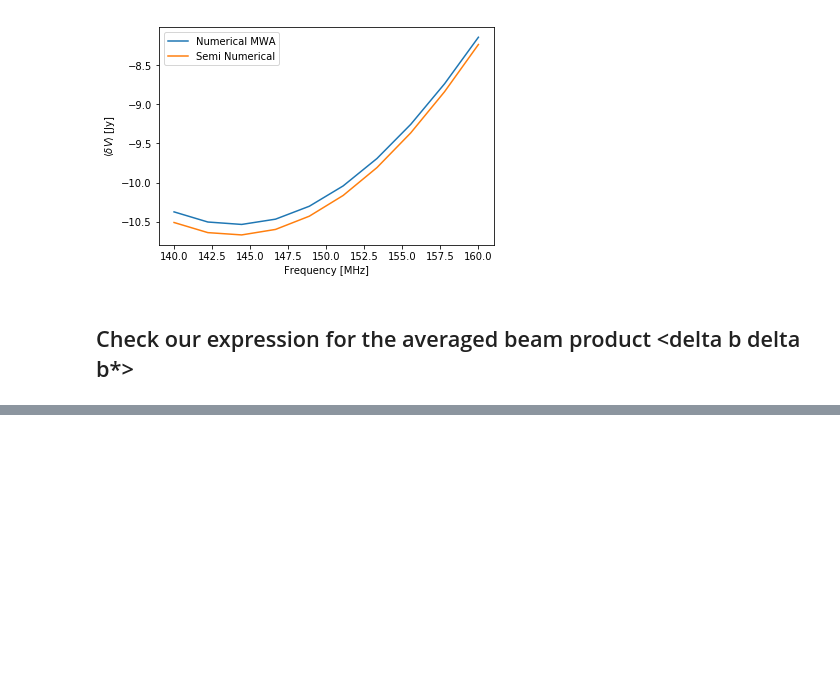
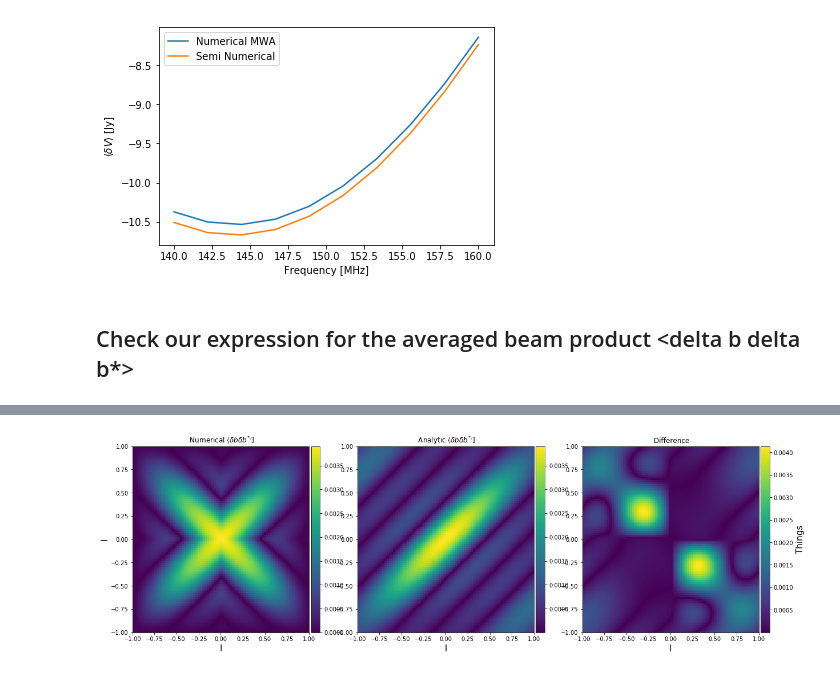
Before and after one commit to ronniyjoseph/Beam-Perturbations, a Jupyter notebook: Beam Covariance Re-do.ipynb, the cells around one changed output, grey strips where cells are left out. Saved outputs shown, nothing was run; the diff lists cells and outputs as text; code cells hidden in the pictures; blank space fills up the shorter version.

```diff
--- a/Beam Covariance Re-do.ipynb
+++ b/Beam Covariance Re-do.ipynb
@@ -661,13 +681,12 @@ def n_averaged_gauss_beam_product(l1,l2, m1, m2, f1, f2, dx=1.1):
 # %%
 l = numpy.linspace(-1,1,100)
-m1 = 0.
-m2 = 0.
+m1 = 0
+m2 = 0
 f1 = 150e6
-f2 = 150e6
+f2 = 160e6
 
 ll1, ll2 = numpy.meshgrid(l,l)
 
 n_mwa_averaged = n_averaged_MWA_beam_product(ll1,ll2, m1, m2, f1, f2)
 n_gauss_averaged = n_averaged_gauss_beam_product(ll1,ll2, m1, m2, f1, f2)
-
 a_averaged = a_averaged_beam_product(ll1,ll2, m1, m2, f1, f2)
@@ -839,0 +693,7 @@ KeyboardInterrupt:
+# %%
+numerical = numpy.abs(n_mwa_averaged)
+approximation = numpy.abs(a_averaged)
+difference = numpy.abs(n_mwa_averaged - a_averaged)
+averaged_plotter(l, numerical, approximation, difference)
+# %% [output]
+[figure, added]
```
Also changed, not shown: parts of 15 cells of this notebook, 2 other files.
